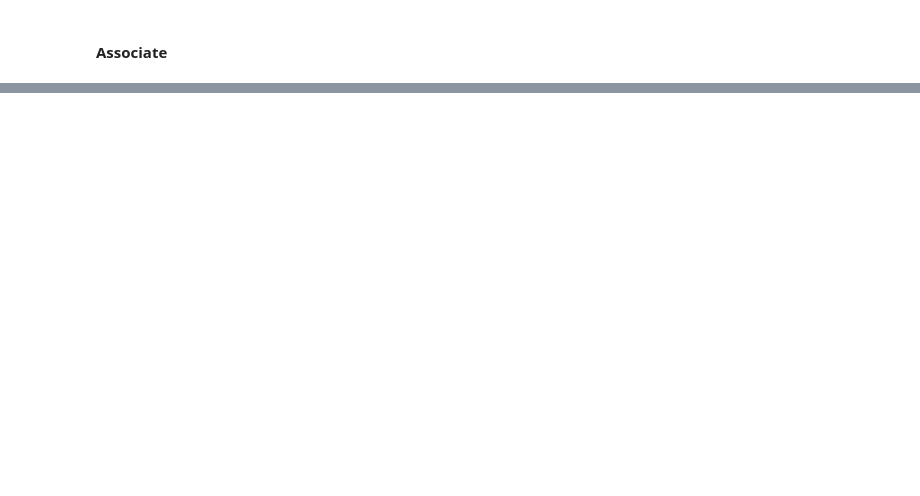
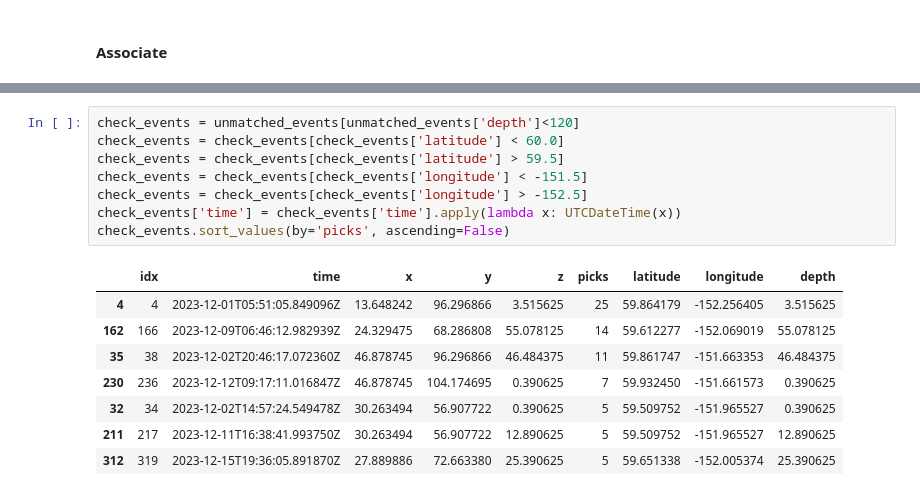
Before and after one commit to Denolle-Lab/Shi_etal_2023_denoiseDAS, a Jupyter notebook: examples/paper3_catalog_building.ipynb, the cells around one changed output, grey strips where cells are left out. Drawn from its saved outputs; the diff is of its cells as text; blank space fills up the shorter version.

```diff
--- a/examples/paper3_catalog_building.ipynb
+++ b/examples/paper3_catalog_building.ipynb
@@ -691,0 +907,17 @@ fig.show()
+# %%
+check_events = unmatched_events[unmatched_events['depth']<120]
+check_events = check_events[check_events['latitude'] < 60.0]
+check_events = check_events[check_events['latitude'] > 59.5]
+check_events = check_events[check_events['longitude'] < -151.5]
+check_events = check_events[check_events['longitude'] > -152.5]
+check_events['time'] = check_events['time'].apply(lambda x: UTCDateTime(x))
+check_events.sort_values(by='picks', ascending=False)
+# %% [output]
+|  | idx | time | x | y | z | picks | latitude | longitude | depth |
+| 4 | 4 | 2023-12-01T05:51:05.849096Z | 13.648242 | 96.296866 | 3.515625 | 25 | 59.864179 | -152.256405 | 3.515625 |
+| 162 | 166 | 2023-12-09T06:46:12.982939Z | 24.329475 | 68.286808 | 55.078125 | 14 | 59.612277 | -152.069019 | 55.078125 |
+| 35 | 38 | 2023-12-02T20:46:17.072360Z | 46.878745 | 96.296866 | 46.484375 | 11 | 59.861747 | -151.663353 | 46.484375 |
+| 230 | 236 | 2023-12-12T09:17:11.016847Z | 46.878745 | 104.174695 | 0.390625 | 7 | 59.932450 | -151.661573 | 0.390625 |
+| 32 | 34 | 2023-12-02T14:57:24.549478Z | 30.263494 | 56.907722 | 0.390625 | 5 | 59.509752 | -151.965527 | 0.390625 |
+| 211 | 217 | 2023-12-11T16:38:41.993750Z | 30.263494 | 56.907722 | 12.890625 | 5 | 59.509752 | -151.965527 | 12.890625 |
+| 312 | 319 | 2023-12-15T19:36:05.891870Z | 27.889886 | 72.663380 | 25.390625 | 5 | 59.651338 | -152.005374 | 25.390625 |
```
Also changed, not shown: parts of 44 cells of this notebook, 5 other files.
